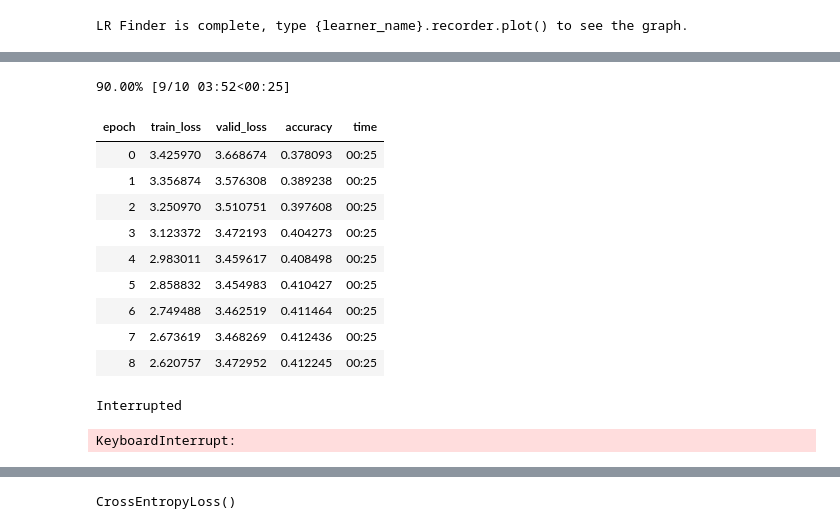
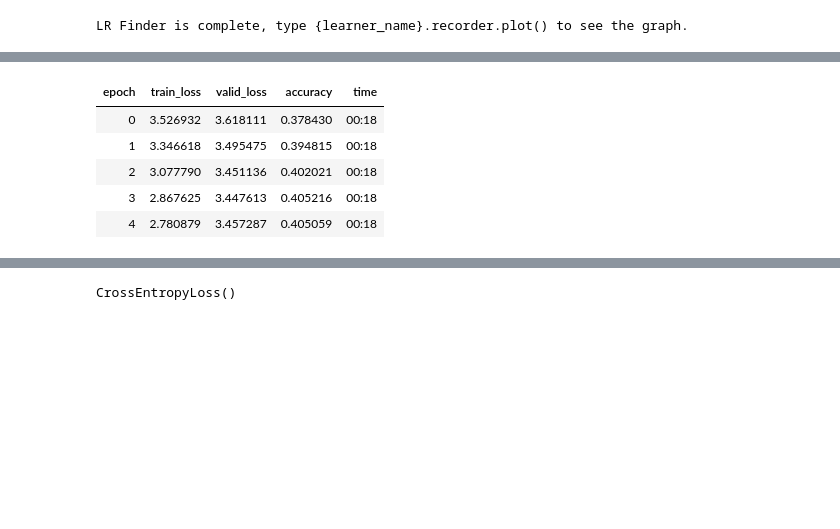
Before and after one commit to goru001/nlp-for-tamil, a Jupyter notebook: classification/Tamil News Text Classifier Three Class.ipynb, the cells around one changed output, grey strips where cells are left out. Cells and saved outputs as stored; diff of their text form; code cells hidden in the pictures; blank space fills up the shorter version.

```diff
--- a/classification/Tamil News Text Classifier Three Class.ipynb
+++ b/classification/Tamil News Text Classifier Three Class.ipynb
@@ -76,2 +108,0 @@ tamil_spm_8k.vocab
-# %%
-learn.load('wikitalm_8k_447_third')
@@ -95,0 +109,2 @@ x: LMTextList
+# %%
+learn.load('/home/gaurav/PycharmProjects/nlp-for-tamil/language-model/TamilWikiDataset/models/wikitalm_8k_447_third')
@@ -105,5 +138,5 @@ learn.recorder.plot()
 # %%
 learn.freeze()
 # %%
-learn.fit_one_cycle(1, 5e-2, moms=(0.8, 0.7))
+learn.fit_one_cycle(1, 1e-2)
 # %% [output]
@@ -115,20 +145,11 @@ learn.save('fit_head', with_opt=True)
-# %%
-learn.load('fit_head', with_opt=True);
 # %%
 learn.unfreeze()
 # %%
-learn.fit_one_cycle(10, 1e-3, moms=(0.8,0.7))
+learn.fit_one_cycle(5, 1e-3)
 # %% [output]
-90.00% [9/10 03:52<00:25]
 | epoch | train_loss | valid_loss | accuracy | time |
-| 0 | 3.425970 | 3.668674 | 0.378093 | 00:25 |
-| 1 | 3.356874 | 3.576308 | 0.389238 | 00:25 |
-| 2 | 3.250970 | 3.510751 | 0.397608 | 00:25 |
-| 3 | 3.123372 | 3.472193 | 0.404273 | 00:25 |
-| 4 | 2.983011 | 3.459617 | 0.408498 | 00:25 |
-| 5 | 2.858832 | 3.454983 | 0.410427 | 00:25 |
-| 6 | 2.749488 | 3.462519 | 0.411464 | 00:25 |
-| 7 | 2.673619 | 3.468269 | 0.412436 | 00:25 |
-| 8 | 2.620757 | 3.472952 | 0.412245 | 00:25 |
+| 0 | 3.526932 | 3.618111 | 0.378430 | 00:18 |
+| 1 | 3.346618 | 3.495475 | 0.394815 | 00:18 |
+| 2 | 3.077790 | 3.451136 | 0.402021 | 00:18 |
+| 3 | 2.867625 | 3.447613 | 0.405216 | 00:18 |
+| 4 | 2.780879 | 3.457287 | 0.405059 | 00:18 |
-Interrupted
-KeyboardInterrupt:
```
Also changed, not shown: parts of 42 cells of this notebook, 13 other files.
